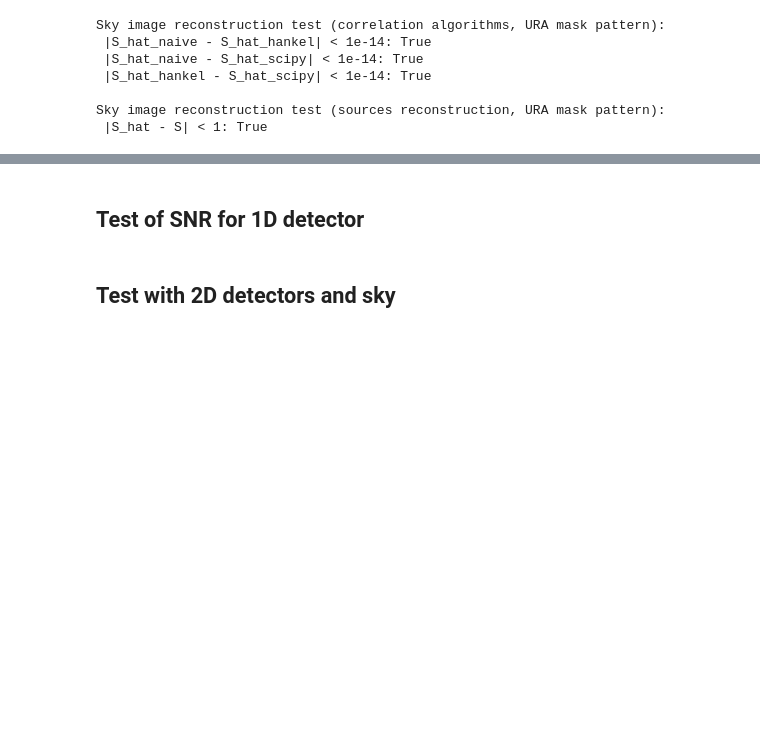
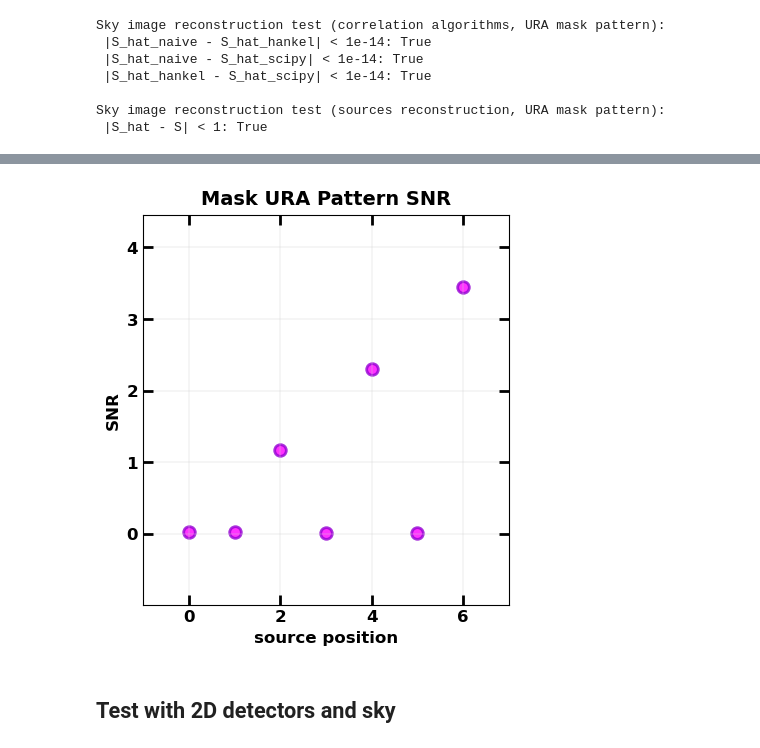
Before and after one commit to EdoardoGiancarli/Reconstruction_Masks_Test, a Jupyter notebook: Img_Reconstruction2dot1.ipynb, the cells around one changed output, grey strips where cells are left out. Drawn from its saved outputs; the diff is of its cells as text; code cells hidden in the pictures; blank space fills up the shorter version.

```diff
--- a/Img_Reconstruction2dot1.ipynb
+++ b/Img_Reconstruction2dot1.ipynb
@@ -453,6 +493,14 @@ image_plot([hankel(A[:len(basic_pattern)], A[-len(basic_pattern):]), hankel(G[:l
 [figure]
-# %% [markdown]
-## **Test of SNR for 1D detector**
+# %%
+snr_URA_mask = SNR(S_hat)
+
+sequence_plot([snr_URA_mask], ["Mask URA Pattern SNR"],
+              xlabel=["source position"],
+              ylabel=["SNR"],
+              color=[('Magenta', 'DarkViolet')],
+              style=['scatter'])
+# %% [output]
+[figure, added]
 # %% [markdown]
 ## **Test with 2D detectors and sky**
 # %% [markdown]
```
Also changed, not shown: parts of 9 cells of this notebook.
